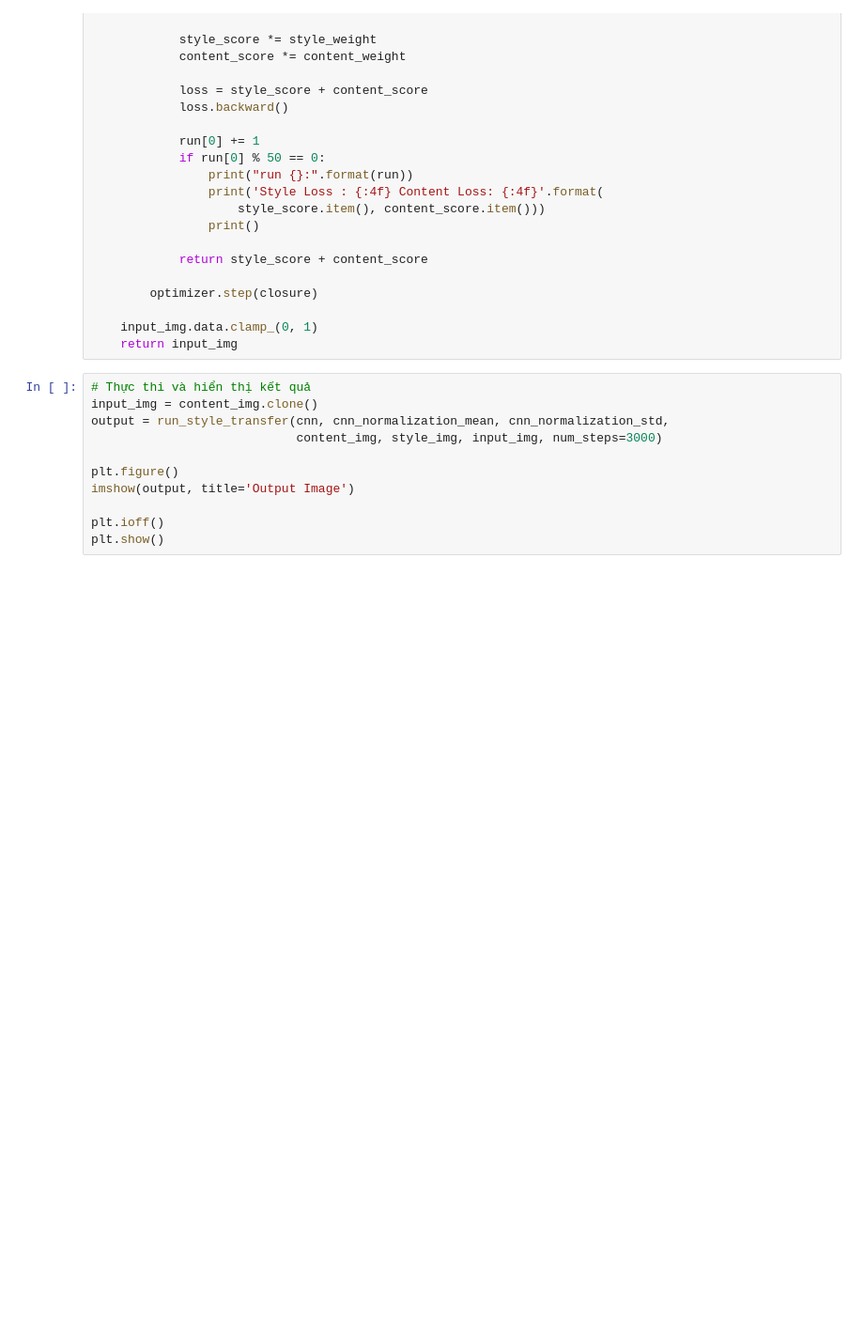
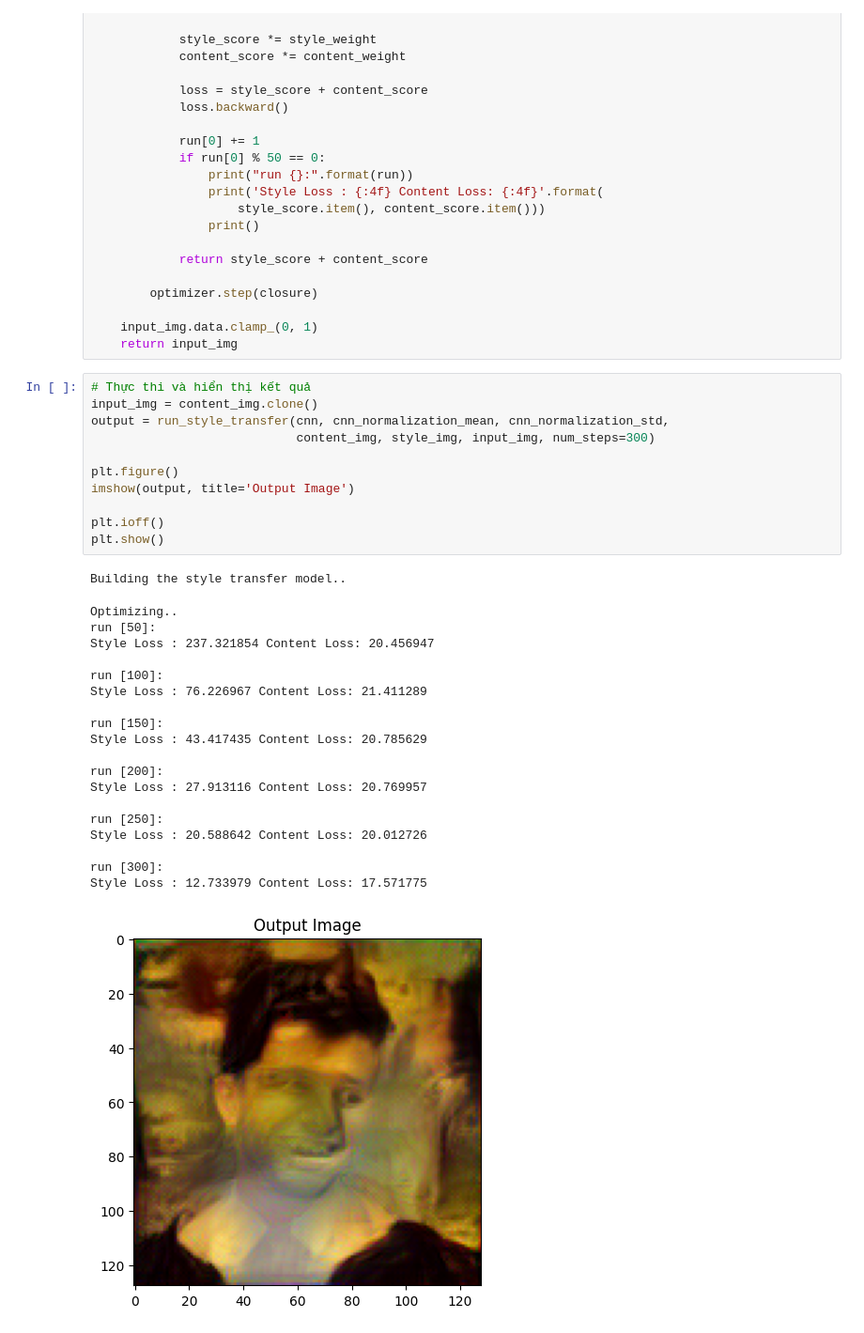
Before and after one commit to vuminhphuong11/DIP, a Jupyter notebook: dip.ipynb, the cells around one changed output. Shown: that part at 94% size. Saved outputs shown, nothing was run; the diff lists cells and outputs as text; blank space fills up the shorter version.

```diff
--- a/dip.ipynb
+++ b/dip.ipynb
@@ -197,11 +200,32 @@ def run_style_transfer(cnn, normalization_mean, normalization_std,
 # %%
 # Thực thi và hiển thị kết quả
 input_img = content_img.clone()
 output = run_style_transfer(cnn, cnn_normalization_mean, cnn_normalization_std,
-                            content_img, style_img, input_img, num_steps=3000)
+                            content_img, style_img, input_img, num_steps=300)
 
 plt.figure()
 imshow(output, title='Output Image')
 
 plt.ioff()
 plt.show()
+# %% [output]
+Building the style transfer model..
+Optimizing..
+run [50]:
+Style Loss : 237.321854 Content Loss: 20.456947
+
+run [100]:
+Style Loss : 76.226967 Content Loss: 21.411289
+
+run [150]:
+Style Loss : 43.417435 Content Loss: 20.785629
+
+run [200]:
+Style Loss : 27.913116 Content Loss: 20.769957
+
+run [250]:
+Style Loss : 20.588642 Content Loss: 20.012726
+
+run [300]:
+Style Loss : 12.733979 Content Loss: 17.571775
+[figure, added]
```
Also changed, not shown: parts of 1 cell of this notebook.
